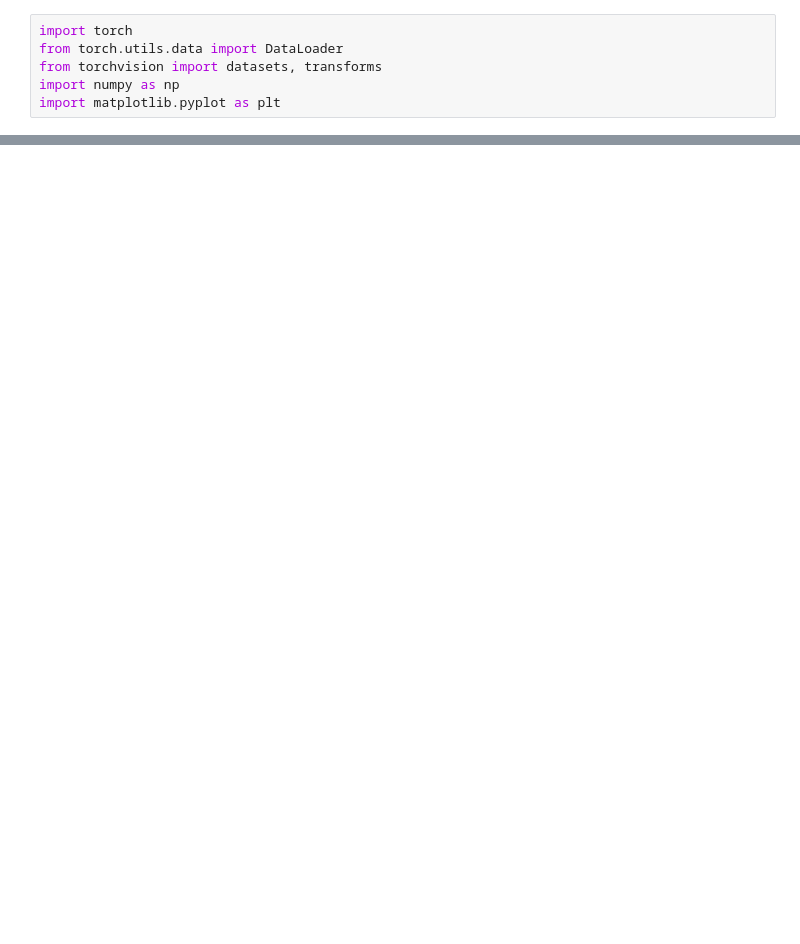
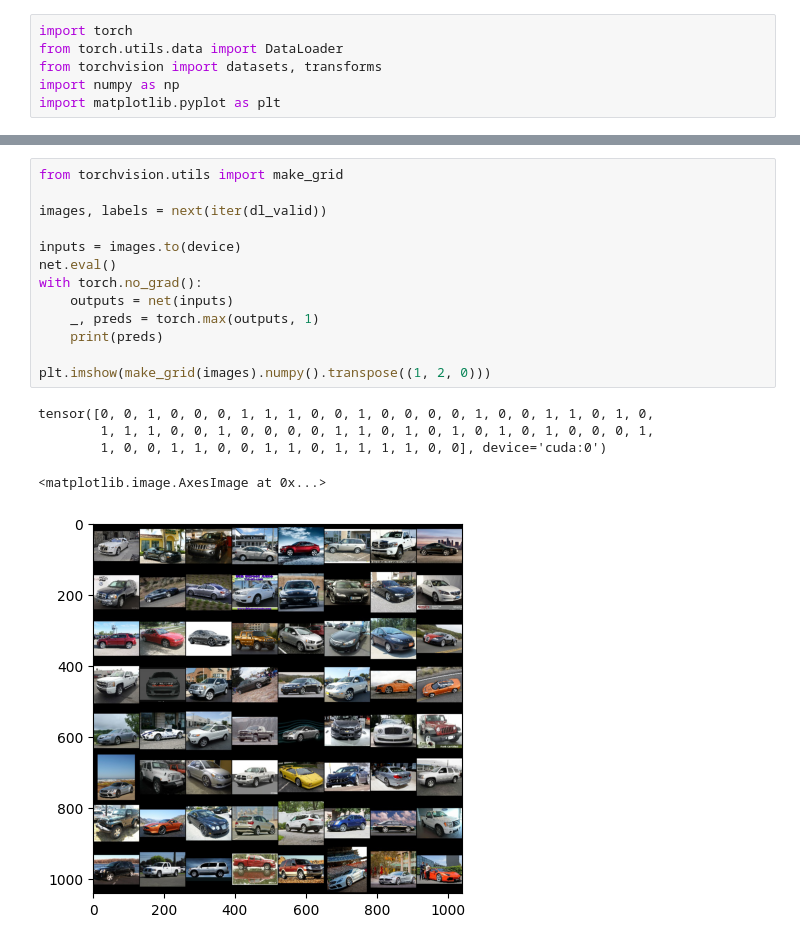
Before and after one commit to EliteGuzhva/scientificProject, a Jupyter notebook: notebooks/classifier_1.ipynb, the cells around one changed output, grey strips where cells are left out. Cells and saved outputs as stored; diff of their text form; blank space fills up the shorter version.

```diff
--- a/notebooks/classifier_1.ipynb
+++ b/notebooks/classifier_1.ipynb
@@ -106,0 +158,19 @@ for epoch in range(num_epochs):
+# %%
+from torchvision.utils import make_grid
+
+images, labels = next(iter(dl_valid))
+
+inputs = images.to(device)
+net.eval()
+with torch.no_grad():
+    outputs = net(inputs)
+    _, preds = torch.max(outputs, 1)
+    print(preds)
+
+plt.imshow(make_grid(images).numpy().transpose((1, 2, 0)))
+# %% [output]
+tensor([0, 0, 1, 0, 0, 0, 1, 1, 1, 0, 0, 1, 0, 0, 0, 0, 1, 0, 0, 1, 1, 0, 1, 0,
+        1, 1, 1, 0, 0, 1, 0, 0, 0, 0, 1, 1, 0, 1, 0, 1, 0, 1, 0, 1, 0, 0, 0, 1,
+        1, 0, 0, 1, 1, 0, 0, 1, 1, 0, 1, 1, 1, 1, 0, 0], device='cuda:0')
+<matplotlib.image.AxesImage at 0x...>
+[figure, added]
```
Also changed, not shown: parts of 7 cells of this notebook.
